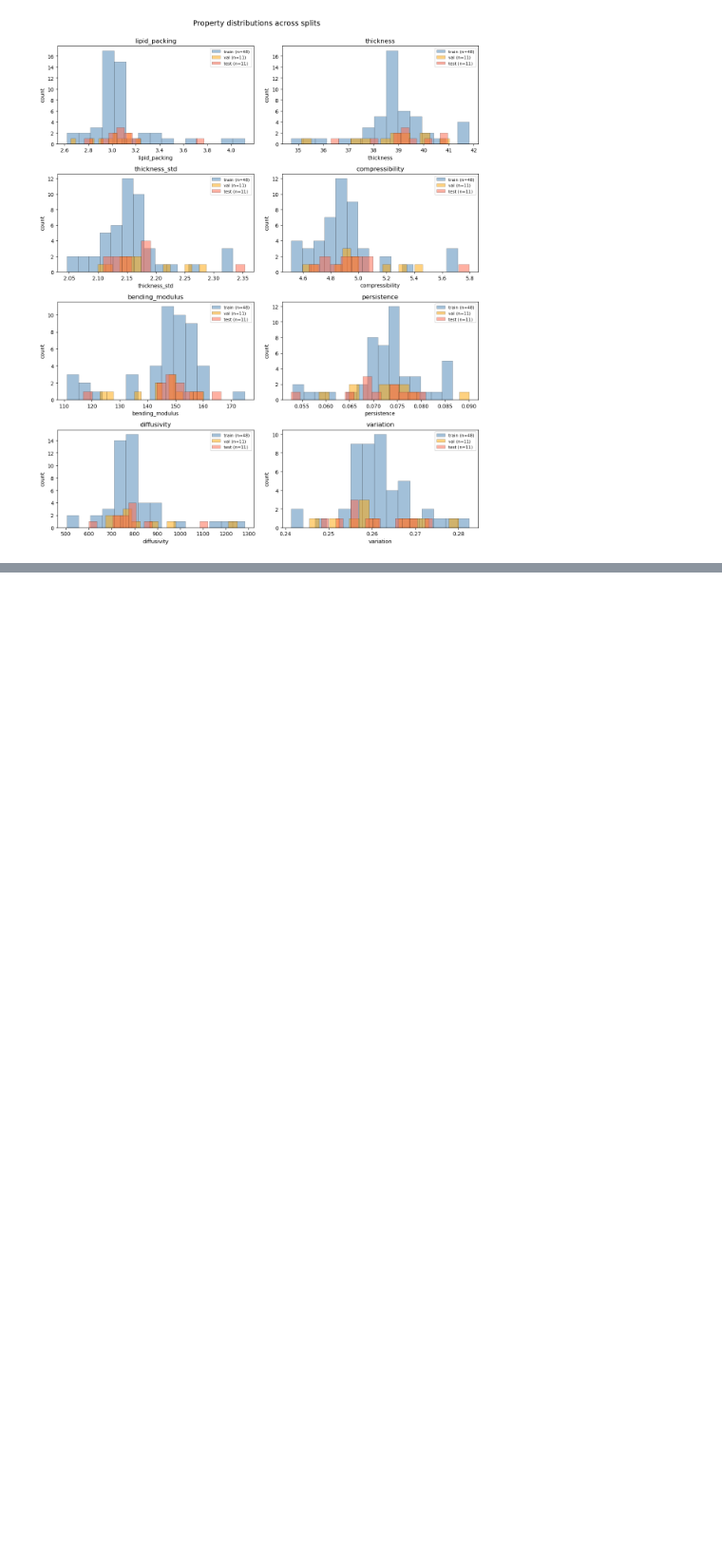
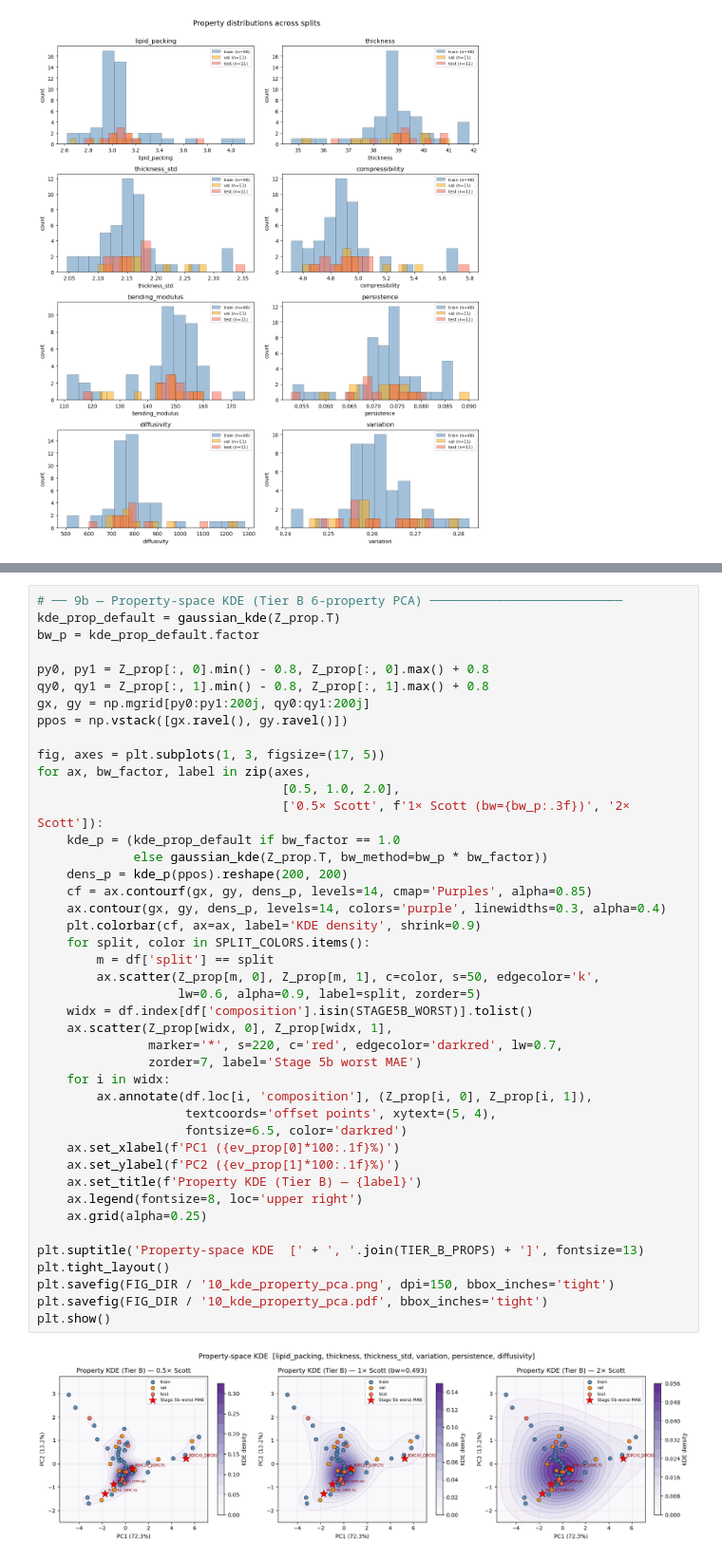
Before and after one commit to pbkush/lipid-graph-nn, a Jupyter notebook: scripts/notebooks/analyze_dataset.ipynb, the cells around one changed output, grey strips where cells are left out. Shown at 95% size. Drawn from its saved outputs; the diff is of its cells as text; blank space fills up the shorter version.

```diff
--- a/scripts/notebooks/analyze_dataset.ipynb
+++ b/scripts/notebooks/analyze_dataset.ipynb
@@ -876,0 +1057,45 @@ else:
+# %%
+# ── 9b — Property-space KDE (Tier B 6-property PCA) ──────────────────────────
+kde_prop_default = gaussian_kde(Z_prop.T)
+bw_p = kde_prop_default.factor
+
+py0, py1 = Z_prop[:, 0].min() - 0.8, Z_prop[:, 0].max() + 0.8
+qy0, qy1 = Z_prop[:, 1].min() - 0.8, Z_prop[:, 1].max() + 0.8
+gx, gy = np.mgrid[py0:py1:200j, qy0:qy1:200j]
+ppos = np.vstack([gx.ravel(), gy.ravel()])
+
+fig, axes = plt.subplots(1, 3, figsize=(17, 5))
+for ax, bw_factor, label in zip(axes,
+                                 [0.5, 1.0, 2.0],
+                                 ['0.5× Scott', f'1× Scott (bw={bw_p:.3f})', '2× Scott']):
+    kde_p = (kde_prop_default if bw_factor == 1.0
+             else gaussian_kde(Z_prop.T, bw_method=bw_p * bw_factor))
+    dens_p = kde_p(ppos).reshape(200, 200)
+    cf = ax.contourf(gx, gy, dens_p, levels=14, cmap='Purples', alpha=0.85)
+    ax.contour(gx, gy, dens_p, levels=14, colors='purple', linewidths=0.3, alpha=0.4)
+    plt.colorbar(cf, ax=ax, label='KDE density', shrink=0.9)
+    for split, color in SPLIT_COLORS.items():
+        m = df['split'] == split
+        ax.scatter(Z_prop[m, 0], Z_prop[m, 1], c=color, s=50, edgecolor='k',
+                   lw=0.6, alpha=0.9, label=split, zorder=5)
+    widx = df.index[df['composition'].isin(STAGE5B_WORST)].tolist()
+    ax.scatter(Z_prop[widx, 0], Z_prop[widx, 1],
+               marker='*', s=220, c='red', edgecolor='darkred', lw=0.7,
+               zorder=7, label='Stage 5b worst MAE')
+    for i in widx:
+        ax.annotate(df.loc[i, 'composition'], (Z_prop[i, 0], Z_prop[i, 1]),
+                    textcoords='offset points', xytext=(5, 4),
+                    fontsize=6.5, color='darkred')
+    ax.set_xlabel(f'PC1 ({ev_prop[0]*100:.1f}%)')
+    ax.set_ylabel(f'PC2 ({ev_prop[1]*100:.1f}%)')
+    ax.set_title(f'Property KDE (Tier B) — {label}')
+    ax.legend(fontsize=8, loc='upper right')
+    ax.grid(alpha=0.25)
+
+plt.suptitle('Property-space KDE  [' + ', '.join(TIER_B_PROPS) + ']', fontsize=13)
+plt.tight_layout()
+plt.savefig(FIG_DIR / '10_kde_property_pca.png', dpi=150, bbox_inches='tight')
+plt.savefig(FIG_DIR / '10_kde_property_pca.pdf', bbox_inches='tight')
+plt.show()
+# %% [output]
+[figure, added]
```
Also changed, not shown: parts of 10 cells of this notebook, 4 other files.
